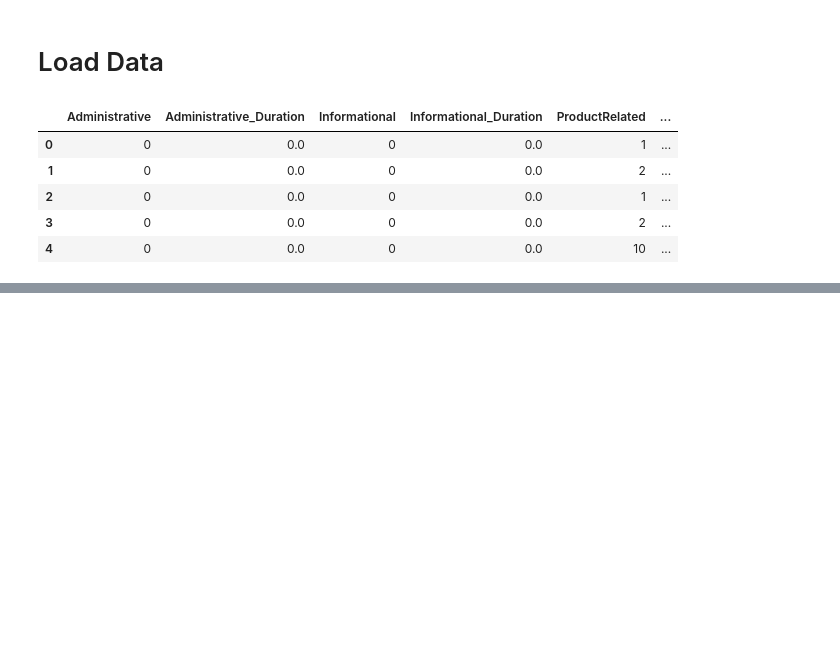
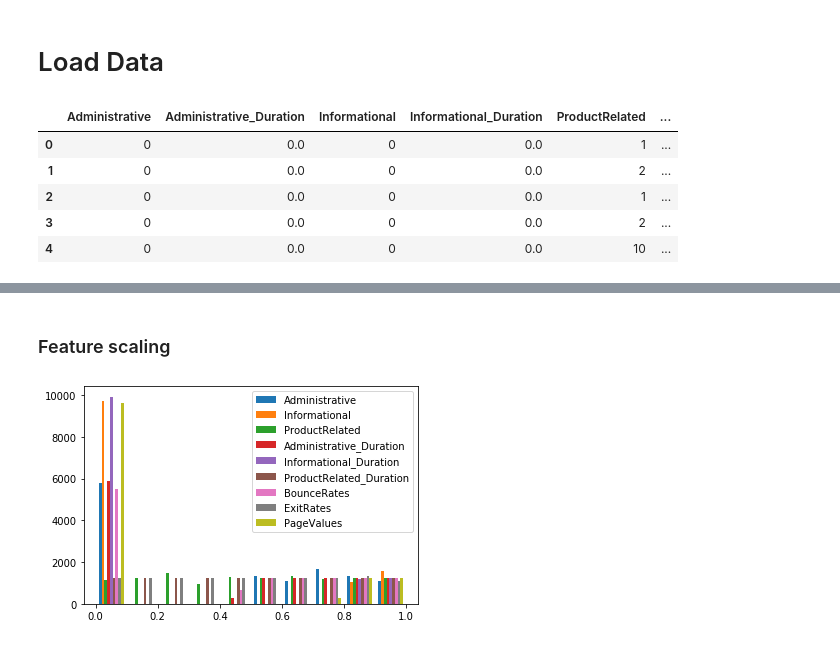
Before and after one commit to pati-dev/predict-shopping-intention, a Jupyter notebook: predict_purchase.ipynb, the cells around one changed output, grey strips where cells are left out. Cells and saved outputs as stored; diff of their text form; code cells hidden in the pictures; blank space fills up the shorter version.

```diff
--- a/predict_purchase.ipynb
+++ b/predict_purchase.ipynb
@@ -23,0 +70,9 @@ shop.head()
+# %% [markdown]
+### Feature scaling
+# %%
+x_pages = QuantileTransformer(output_distribution='uniform').fit_transform(x_pages)
+plt.hist(x_pages, label=pages)
+plt.legend()
+plt.show()
+# %% [output]
+[figure, added]
```
Also changed, not shown: parts of 17 cells of this notebook.
